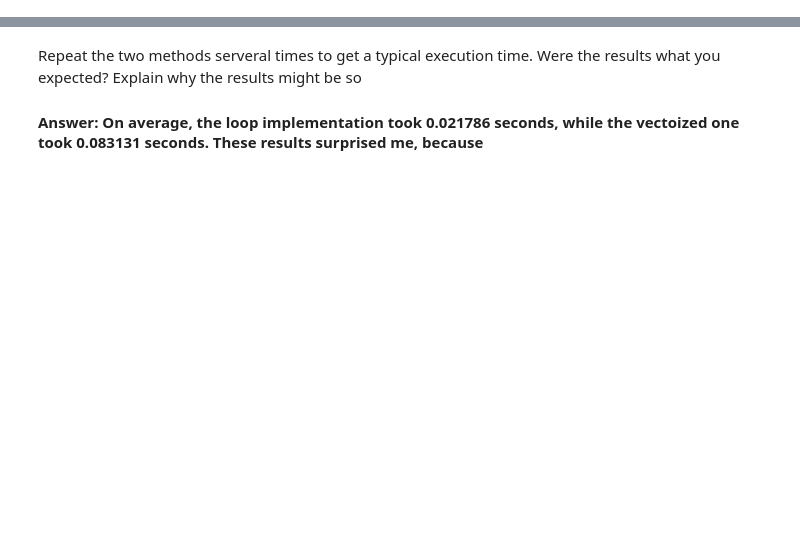
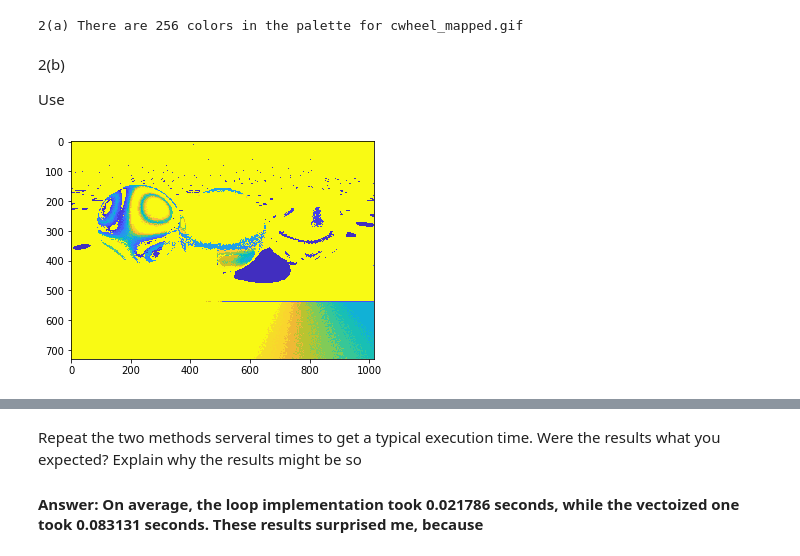
Before and after one commit to zhanwenchen/image_processing_lab1, a Jupyter notebook: Lab 1.ipynb, the cells around one changed output, grey strips where cells are left out. Drawn from its saved outputs; the diff is of its cells as text; code cells hidden in the pictures; blank space fills up the shorter version.

```diff
--- a/Lab 1.ipynb
+++ b/Lab 1.ipynb
@@ -33,0 +211,18 @@ eng.eval('figure; image(I); truesize;', nargout=0, stdout=out, stderr=err)
+# %%
+clean_buffers(out, err)
+eng.eval('fprintf(\'2(a) There are %d colors in the palette for cwheel_mapped.gif\\n\', size(cmap_gif, 1));', nargout=0, stdout=out, stderr=err)
+sys.stdout.write(out.getvalue())
+# %% [output]
+2(a) There are 256 colors in the palette for cwheel_mapped.gif
+# %% [markdown]
+2(b)
+
+Use
+# %%
+eng.eval('figure; image(gif); truesize;', nargout=0, stdout=out, stderr=err)
+eng.eval('set(gca,\'position\',[0 0 1 1],\'units\',\'normalized\', \'Visible\', \'off\');', stdout=out, stderr=err)
+img = mpimg.imread('2b_gif_yellow.bmp')
+plt.imshow(img)
+plt.show()
+# %% [output]
+[figure, added]
```
Also changed, not shown: parts of 78 cells of this notebook, 14 other files.
